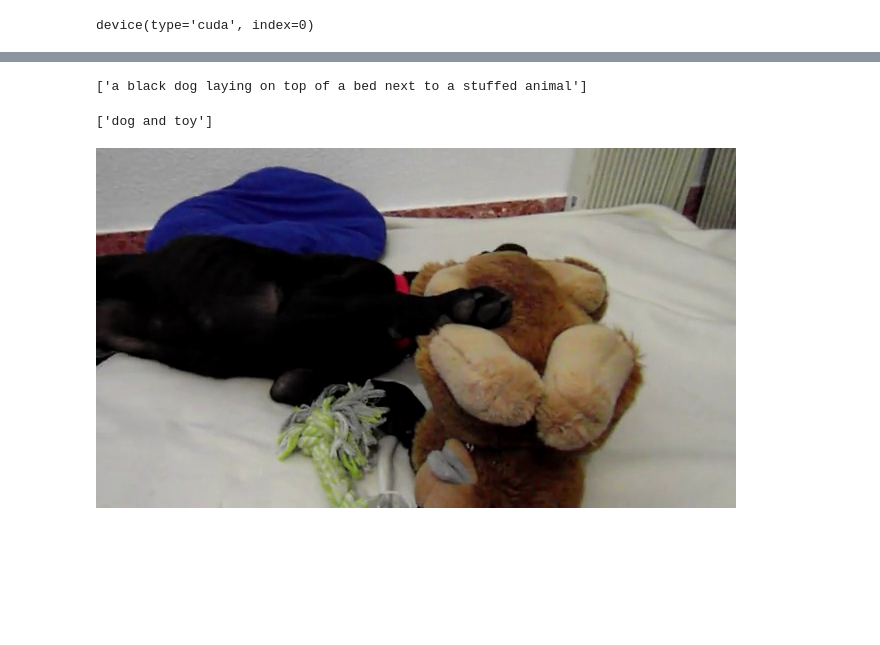
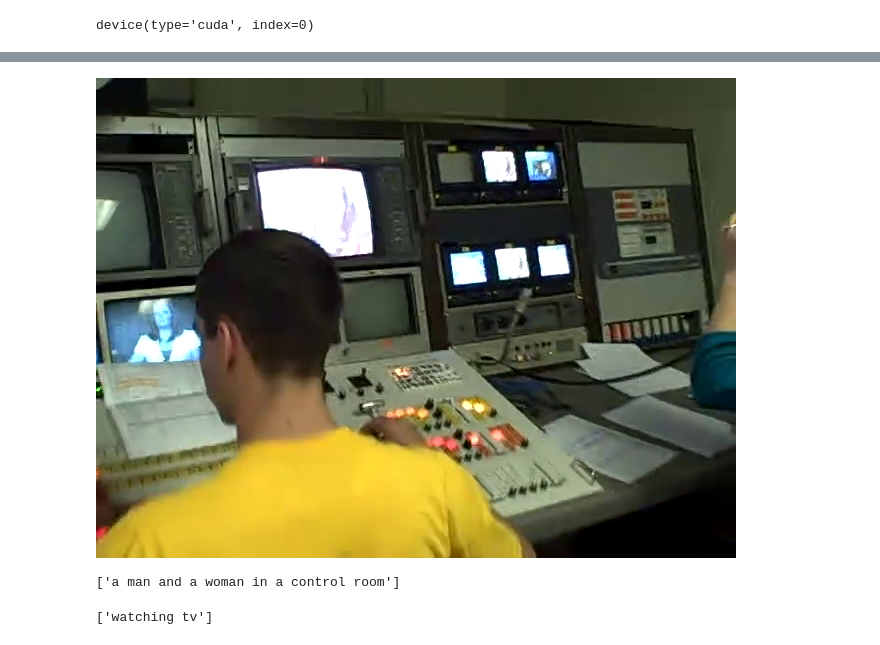
Before and after one commit to chuyishang/vidVQA, a Jupyter notebook: testing_new.ipynb, the cells around one changed output, grey strips where cells are left out. Drawn from its saved outputs; the diff is of its cells as text; code cells hidden in the pictures; blank space fills up the shorter version.

```diff
--- a/testing_new.ipynb
+++ b/testing_new.ipynb
@@ -76,26 +82,25 @@ Image features shape:  torch.Size([146, 1152]) Text features shape:  torch.Size(
 # %%
-raw_image = images[indices[0][0].item()]
+raw_image = images[indices[0][0].item() + 13]
+raw_image
+# %% [output]
+[figure, added]
 # %%
 from lavis.models import load_model_and_preprocess
-model, vis_processors, _ = load_model_and_preprocess(name="blip_caption", model_type="base_coco", is_eval=True, device=device)
+model, vis_processors, _ = load_model_and_preprocess(name="blip_caption", model_type="base_coco", is_eval=True, device=device2)
 # preprocess the image
 # vis_processors stores image transforms for "train" and "eval" (validation / testing / inference)
-image = vis_processors["eval"](raw_image).unsqueeze(0).to(device)
+image = vis_processors["eval"](raw_image).unsqueeze(0).to(device2)
 # generate caption
 model.generate({"image": image})
 # ['a large fountain spewing water into the air']
 # %% [output]
-['a black dog laying on top of a bed next to a stuffed animal']
+['a man and a woman in a control room']
 # %%
-model, vis_processors, txt_processors = load_model_and_preprocess(name="blip_vqa", model_type="vqav2", is_eval=True, device=device)
+model, vis_processors, txt_processors = load_model_and_preprocess(name="blip_vqa", model_type="vqav2", is_eval=True, device=device2)
 # ask a random question.
-question = "Describe all the objects in this image."
-image = vis_processors["eval"](raw_image).unsqueeze(0).to(device)
+question = "What is the man doing in the video?"
+image = vis_processors["eval"](raw_image).unsqueeze(0).to(device2)
 question = txt_processors["eval"](question)
 model.predict_answers(samples={"image": image, "text_input": question}, inference_method="generate")
 # %% [output]
-['dog and toy']
+['watching tv']
-# %%
-images[21]
-# %% [output]
-[figure, removed]
```
Also changed, not shown: parts of 9 cells of this notebook, 2 other files.
